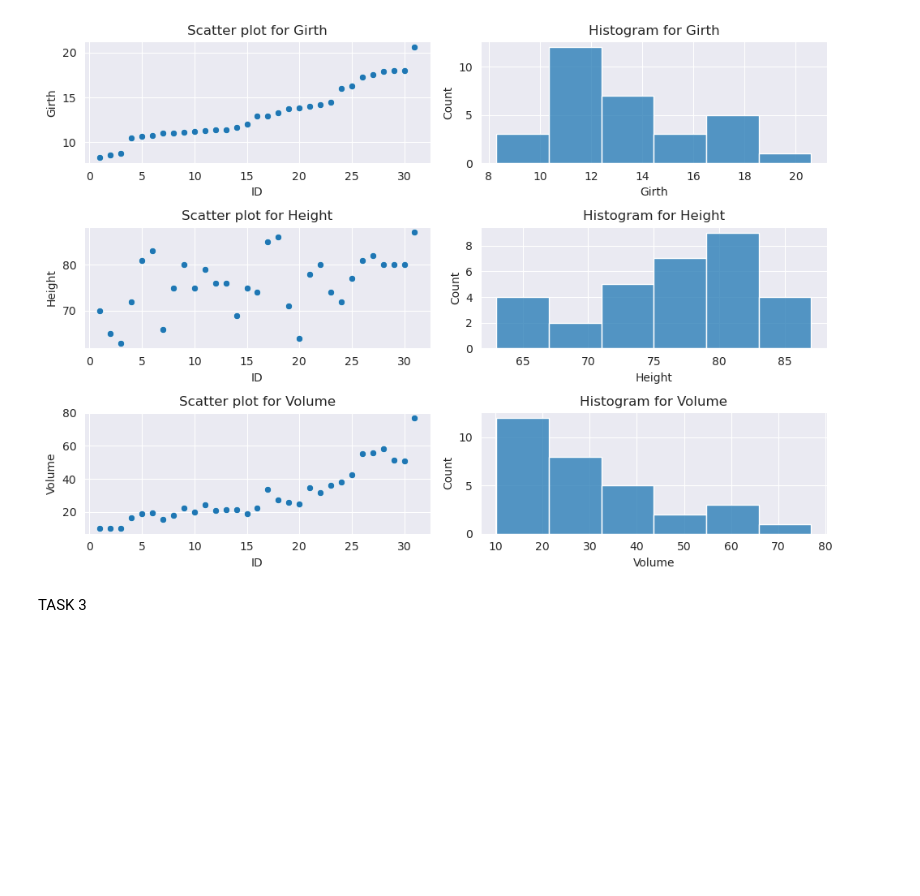
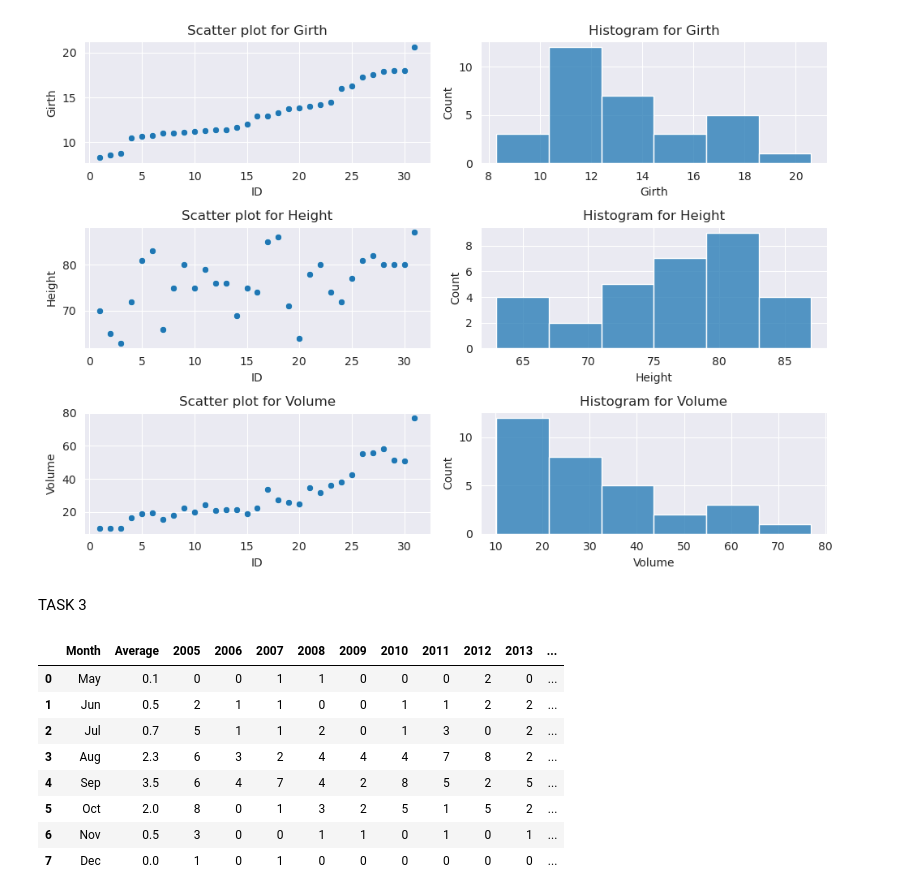
Before and after one commit to Arseso/py_practice_6, a Jupyter notebook: t2.ipynb, the cells around one changed output. Saved outputs shown, nothing was run; the diff lists cells and outputs as text; code cells hidden in the pictures; blank space fills up the shorter version.

```diff
--- a/t2.ipynb
+++ b/t2.ipynb
@@ -39,3 +39,16 @@ plt.show()
 [figure]
 # %% [markdown]
 TASK 3
+# %%
+huric = pd.read_csv('./data/hurricanes.csv')
+huric
+# %% [output]
+|  | Month | Average | 2005 | 2006 | 2007 | 2008 | 2009 | 2010 | 2011 | 2012 | 2013 | ... |
+| 0 | May | 0.1 | 0 | 0 | 1 | 1 | 0 | 0 | 0 | 2 | 0 | ... |
+| 1 | Jun | 0.5 | 2 | 1 | 1 | 0 | 0 | 1 | 1 | 2 | 2 | ... |
+| 2 | Jul | 0.7 | 5 | 1 | 1 | 2 | 0 | 1 | 3 | 0 | 2 | ... |
+| 3 | Aug | 2.3 | 6 | 3 | 2 | 4 | 4 | 4 | 7 | 8 | 2 | ... |
+| 4 | Sep | 3.5 | 6 | 4 | 7 | 4 | 2 | 8 | 5 | 2 | 5 | ... |
+| 5 | Oct | 2.0 | 8 | 0 | 1 | 3 | 2 | 5 | 1 | 5 | 2 | ... |
+| 6 | Nov | 0.5 | 3 | 0 | 0 | 1 | 1 | 0 | 1 | 0 | 1 | ... |
+| 7 | Dec | 0.0 | 1 | 0 | 1 | 0 | 0 | 0 | 0 | 0 | 0 | ... |
```
Also changed, not shown: 1 other file.
